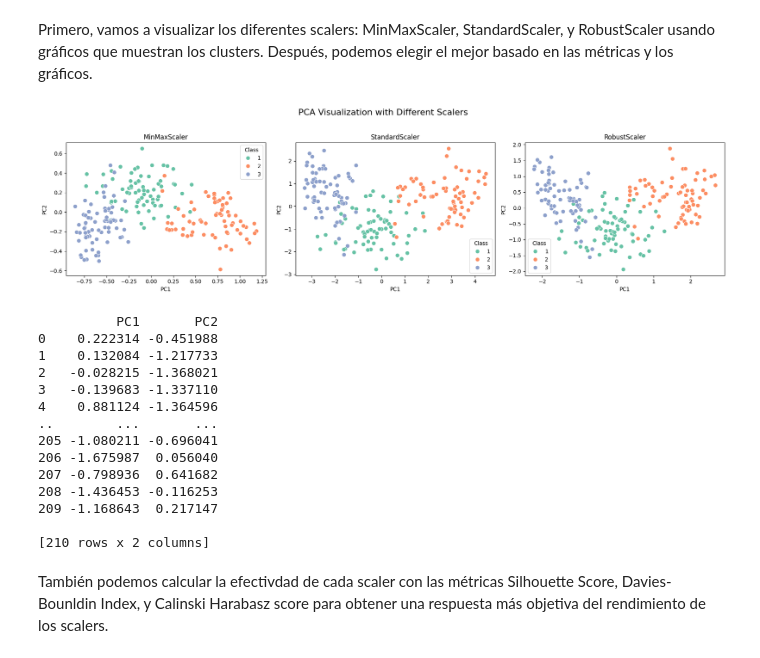
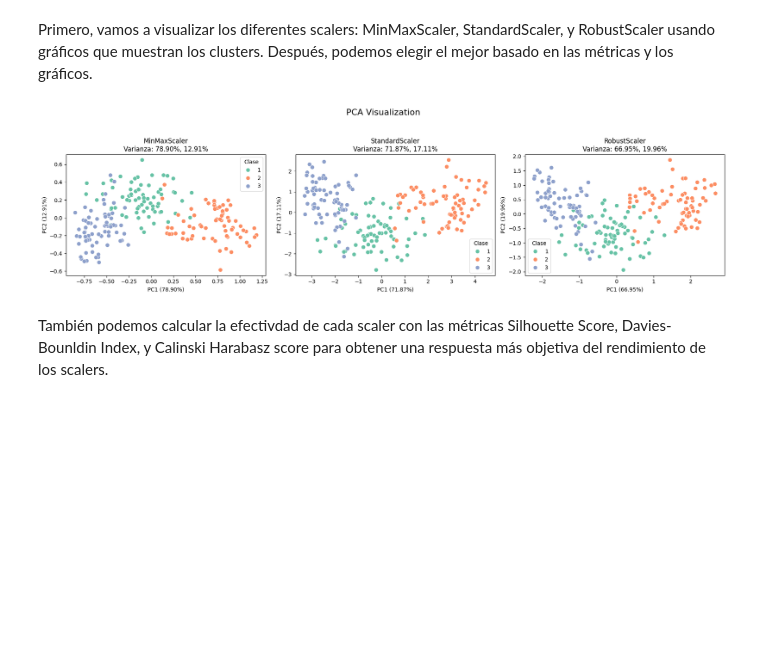
Before and after one commit to iborgstedt2848/ML_G84_G2_P2, a Jupyter notebook: segunda_práctica.ipynb, the cells around one changed output. Saved outputs shown, nothing was run; the diff lists cells and outputs as text; code cells hidden in the pictures; blank space fills up the shorter version.

```diff
--- a/segunda_práctica.ipynb
+++ b/segunda_práctica.ipynb
@@ -37,56 +37,43 @@ scalers = {
     'MinMaxScaler': MinMaxScaler(),
     'StandardScaler': StandardScaler(),
     'RobustScaler': RobustScaler()
 }
 
 fig, axes = plt.subplots(1, 3, figsize=(18, 5))
-fig.suptitle('PCA Visualization with Different Scalers', fontsize=16)
+fig.suptitle('PCA Visualization', fontsize=16)
 
 # probar cada scaler y realizar PCA
 for ax, (name, scaler) in zip(axes, scalers.items()):
     pipeline = Pipeline([
         ('scaler', scaler),
         ('pca', PCA(n_components=2, random_state=random_seed))
     ])
 
     X_pca = pipeline.fit_transform(X)
+    pca = pipeline.named_steps['pca']
+    explained_variance = pca.explained_variance_ratio_
+
     pca_df = pd.DataFrame(X_pca, columns=['PC1', 'PC2'])
     pca_df['class'] = y
 
     sns.scatterplot(
         data=pca_df,
         x='PC1', y='PC2',
         hue='class',
         palette='Set2',
         ax=ax,
         s=60
     )
 
-    ax.set_title(name)
-    ax.legend().set_title('Class')
+    ax.set_title(f"{name}\nVarianza: {explained_variance[0]:.2%}, {explained_variance[1]:.2%}")
+    ax.set_xlabel(f"PC1 ({explained_variance[0]:.2%})")
+    ax.set_ylabel(f"PC2 ({explained_variance[1]:.2%})")
+    ax.legend().set_title('Clase')
 
-plt.tight_layout(rect=[0, 0, 1, 0.95])
+plt.tight_layout(rect=[0, 0, 1, 0.93])
 plt.show()
-
-# datafram final de 2 dimensions sin la columna de clases
-df_final = pd.DataFrame(X_pca, columns=['PC1', 'PC2'])
-print(df_final)
 # %% [output]
-[figure, old version]
+[figure, new version]
-          PC1       PC2
-0    0.222314 -0.451988
-1    0.132084 -1.217733
-2   -0.028215 -1.368021
-3   -0.139683 -1.337110
-4    0.881124 -1.364596
-..        ...       ...
-205 -1.080211 -0.696041
-206 -1.675987  0.056040
-207 -0.798936  0.641682
-208 -1.436453 -0.116253
-209 -1.168643  0.217147
-
-[210 rows x 2 columns]
 # %% [markdown]
 También podemos calcular la efectivdad de cada scaler con las métricas Silhouette Score, Davies-Bounldin Index, y Calinski Harabasz score para obtener una respuesta más objetiva del rendimiento de los scalers.
 # %%
```
Also changed, not shown: parts of 9 cells of this notebook.
